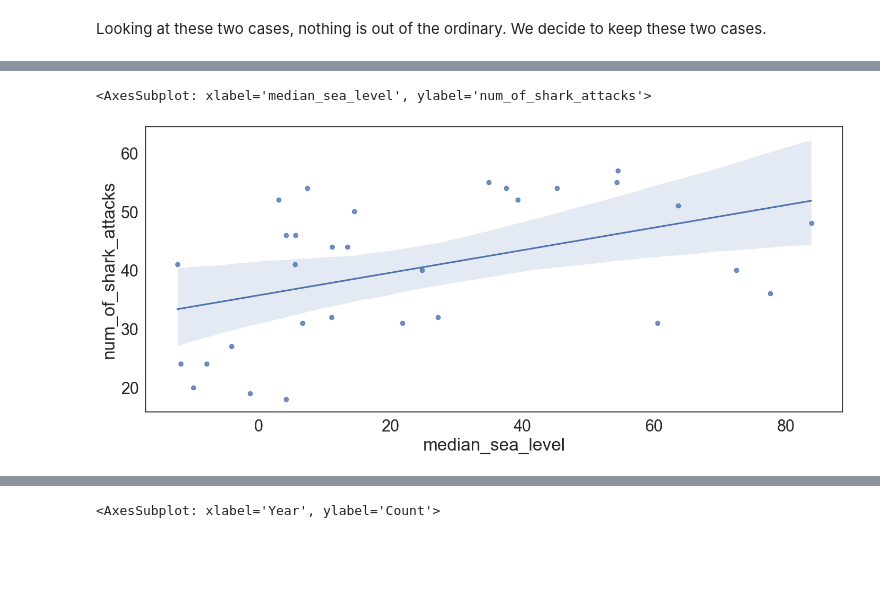
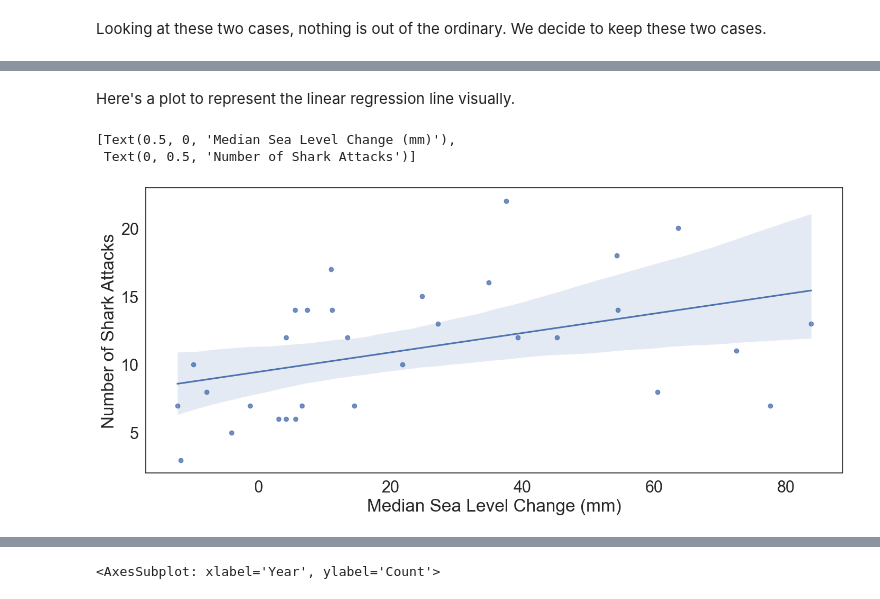
Before and after one commit to AndyCesium/COGS108_project, a Jupyter notebook: EDACheckpointGroup_064-Fa22.ipynb, the cells around one changed output, grey strips where cells are left out. Drawn from its saved outputs; the diff is of its cells as text; code cells hidden in the pictures; blank space fills up the shorter version.

```diff
--- a/EDACheckpointGroup_064-Fa22.ipynb
+++ b/EDACheckpointGroup_064-Fa22.ipynb
@@ -475,6 +491,8 @@ Looking at these two cases, nothing is out of the ordinary. We decide to keep th
 # %%
 # create dataframe for # of shark attacks per year
-num_shark_atks_per_year = sharks_df.groupby(['Year'])['Case Number'].size().reset_index(name='num_of_shark_attacks')
+num_shark_atks_per_year = sharks_df[sharks_df['West/East Coast'] == 'West Coast']
+num_shark_atks_per_year = num_shark_atks_per_year.groupby(['Year'])['Year'].size().reset_index(name='num_of_shark_attacks')
+
 num_shark_atks_per_year
 # %% [output]
 |  | Year | num_of_shark_attacks |
@@ -584,5 +630,9 @@ Notes:
+# %% [markdown]
+Here's a plot to represent the linear regression line visually.
 # %%
-sns.regplot(data=pacific_sharks_merged, x='median_sea_level', y='num_of_shark_attacks')
+ax = sns.regplot(data=pacific_sharks_merged, x='median_sea_level', y='num_of_shark_attacks')
+ax.set(xlabel='Median Sea Level Change (mm)', ylabel='Number of Shark Attacks')
 # %% [output]
-<AxesSubplot: xlabel='median_sea_level', ylabel='num_of_shark_attacks'>
+[Text(0.5, 0, 'Median Sea Level Change (mm)'),
+ Text(0, 0.5, 'Number of Shark Attacks')]
-[figure, old version]
+[figure, new version]
```
Also changed, not shown: parts of 40 cells of this notebook.
